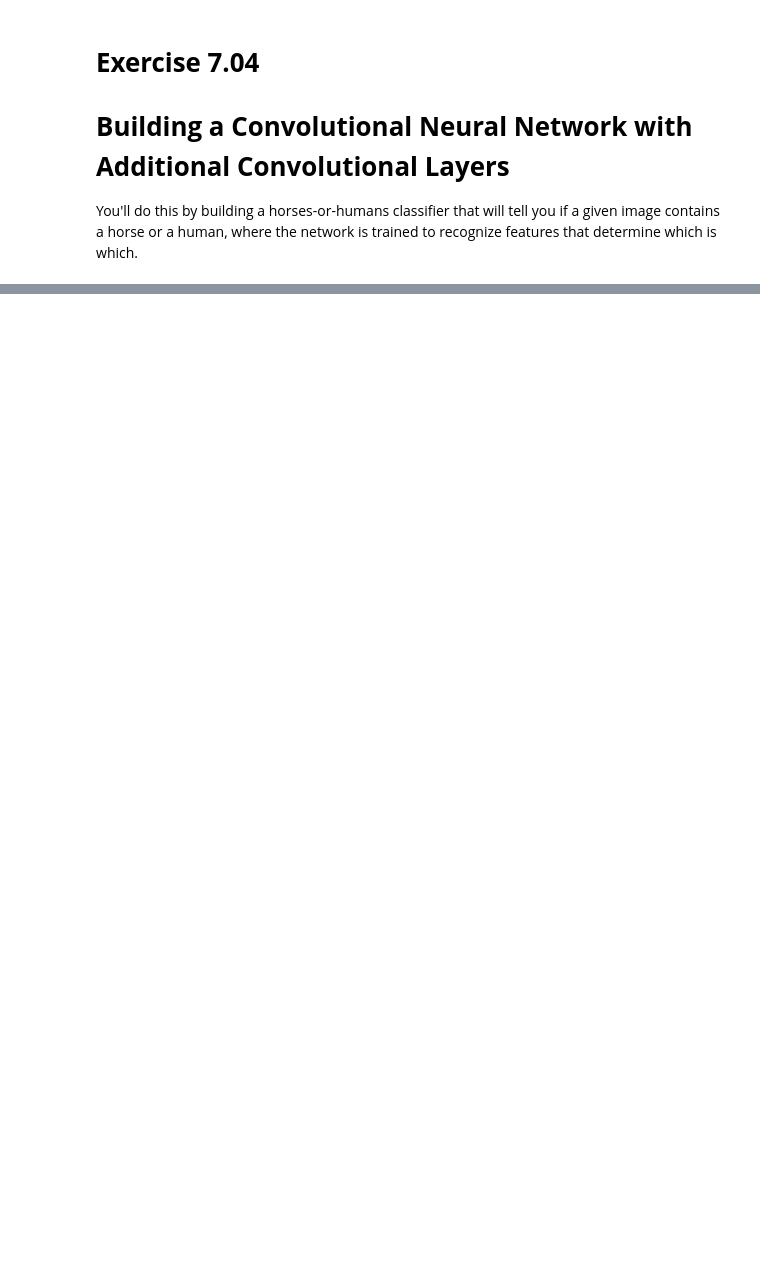
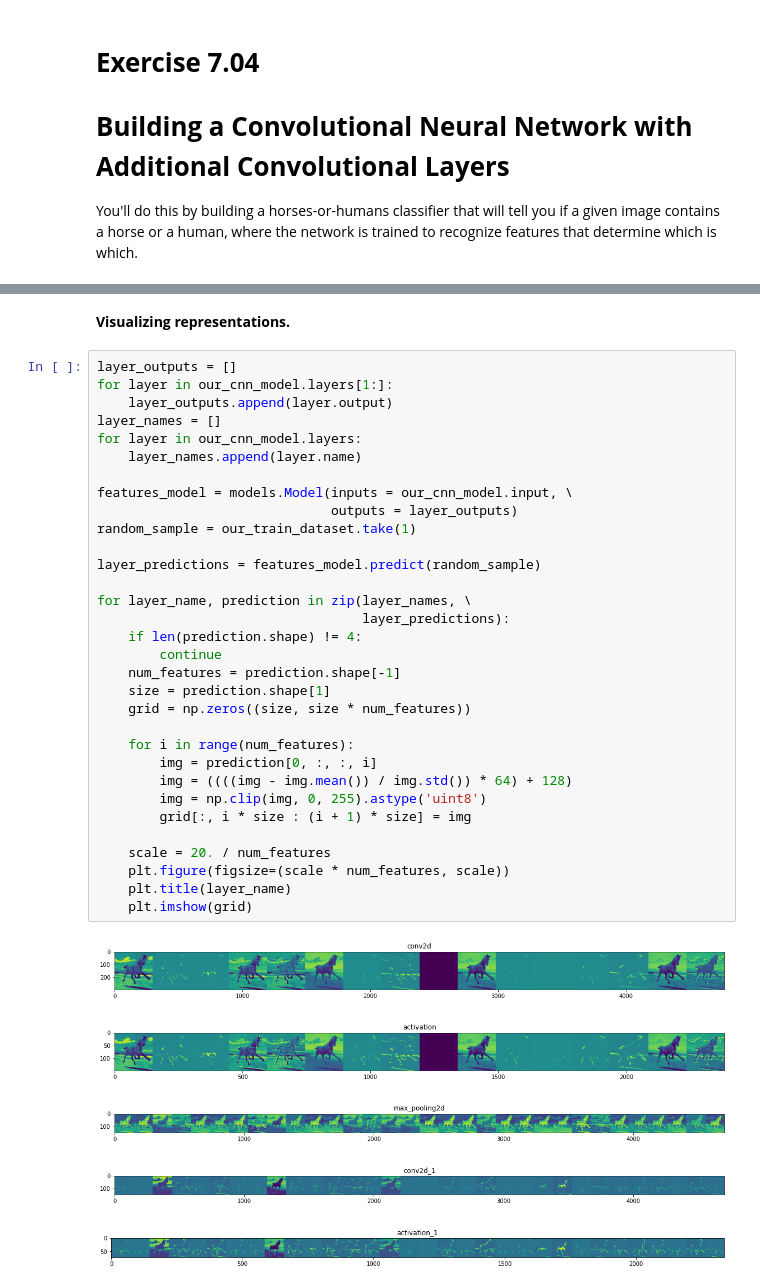
Before and after one commit to PacktWorkshops/The-TensorFlow-Workshop, a Jupyter notebook: Chapter07/Exercise7.04/Exercise7_04.ipynb, the cells around one changed output, grey strips where cells are left out. Cells and saved outputs as stored; diff of their text form; blank space fills up the shorter version.

```diff
--- a/Chapter07/Exercise7.04/Exercise7_04.ipynb
+++ b/Chapter07/Exercise7.04/Exercise7_04.ipynb
@@ -290,0 +123,40 @@ for layer_name, feature_map in zip(layer_names, successive_feature_maps):
+# %% [markdown]
+**Visualizing representations.**
+# %%
+layer_outputs = []
+for layer in our_cnn_model.layers[1:]:
+    layer_outputs.append(layer.output)
+layer_names = []
+for layer in our_cnn_model.layers:
+    layer_names.append(layer.name)
+
+features_model = models.Model(inputs = our_cnn_model.input, \
+                              outputs = layer_outputs)
+random_sample = our_train_dataset.take(1)
+
+layer_predictions = features_model.predict(random_sample)
+
+for layer_name, prediction in zip(layer_names, \
+                                  layer_predictions):
+    if len(prediction.shape) != 4:
+        continue
+    num_features = prediction.shape[-1]
+    size = prediction.shape[1]
+    grid = np.zeros((size, size * num_features))
+
+    for i in range(num_features):
+        img = prediction[0, :, :, i]
+        img = ((((img - img.mean()) / img.std()) * 64) + 128)
+        img = np.clip(img, 0, 255).astype('uint8')
+        grid[:, i * size : (i + 1) * size] = img
+
+    scale = 20. / num_features
+    plt.figure(figsize=(scale * num_features, scale))
+    plt.title(layer_name)
+    plt.imshow(grid)
+# %% [output]
+[figure, added]
+[figure, added]
+[figure, added]
+[figure, added]
+[figure, added]
```
Also changed, not shown: parts of 43 cells of this notebook, 7 other files.
